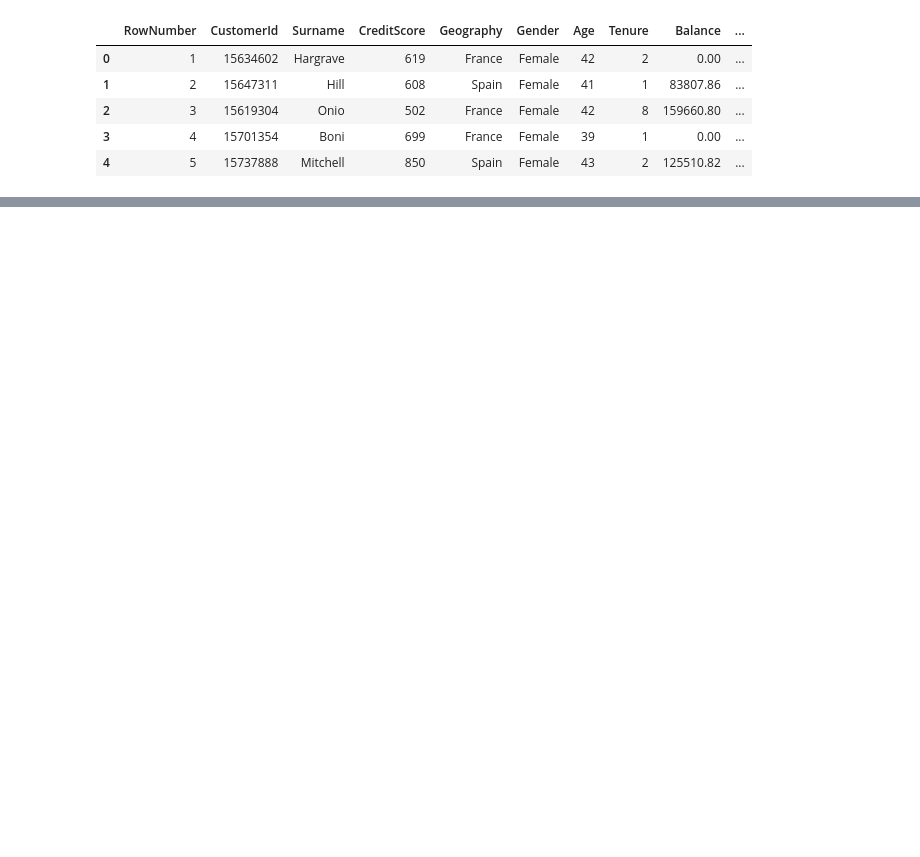
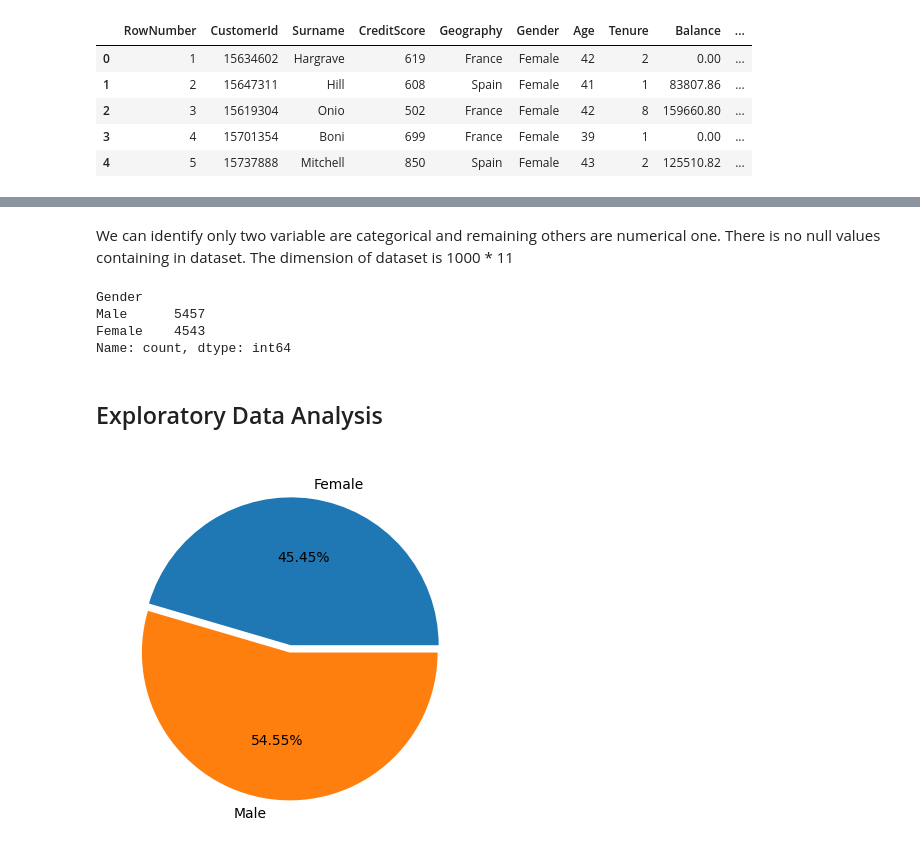
Before and after one commit to milan0122/Churn-Detection-System, a Jupyter notebook: notebook/research.ipynb, the cells around one changed output, grey strips where cells are left out. Drawn from its saved outputs; the diff is of its cells as text; code cells hidden in the pictures; blank space fills up the shorter version.

```diff
--- a/notebook/research.ipynb
+++ b/notebook/research.ipynb
@@ -8,5 +6,5 @@ def read_csv_file(path):
 # %%
-df = read_csv_file('Churn_Modelling.csv',)
+df = pd.read_csv('Churn_Modelling.csv')
 df.head()
 # %% [output]
 |  | RowNumber | CustomerId | Surname | CreditScore | Geography | Gender | Age | Tenure | Balance | ... |
@@ -15,3 +13,6 @@ df.head()
 | 2 | 3 | 15619304 | Onio | 502 | France | Female | 42 | 8 | 159660.80 | ... |
 | 3 | 4 | 15701354 | Boni | 699 | France | Female | 39 | 1 | 0.00 | ... |
 | 4 | 5 | 15737888 | Mitchell | 850 | Spain | Female | 43 | 2 | 125510.82 | ... |
+# %%
+# dop the unnecessary features
+df.drop(['RowNumber','CustomerId','Surname'],axis=1,inplace=True)
@@ -17,0 +56,18 @@ df.head()
+# %% [markdown]
+We can identify only two variable are categorical and remaining others are numerical one. There is no null values containing in dataset.
+The dimension of dataset is 1000 * 11
+# %%
+df['Gender'].value_counts()
+# %% [output]
+Gender
+Male      5457
+Female    4543
+Name: count, dtype: int64
+# %% [markdown]
+## Exploratory Data Analysis
+# %%
+cr_gen = df.groupby('Gender')['CreditScore'].sum().reset_index()
+plt.pie(x=cr_gen['CreditScore'],labels=cr_gen['Gender'],explode=[0,.05],autopct='%.2f%%')
+plt.show()
+# %% [output]
+[figure, added]
```
Also changed, not shown: parts of 29 cells of this notebook, 18 other files.
